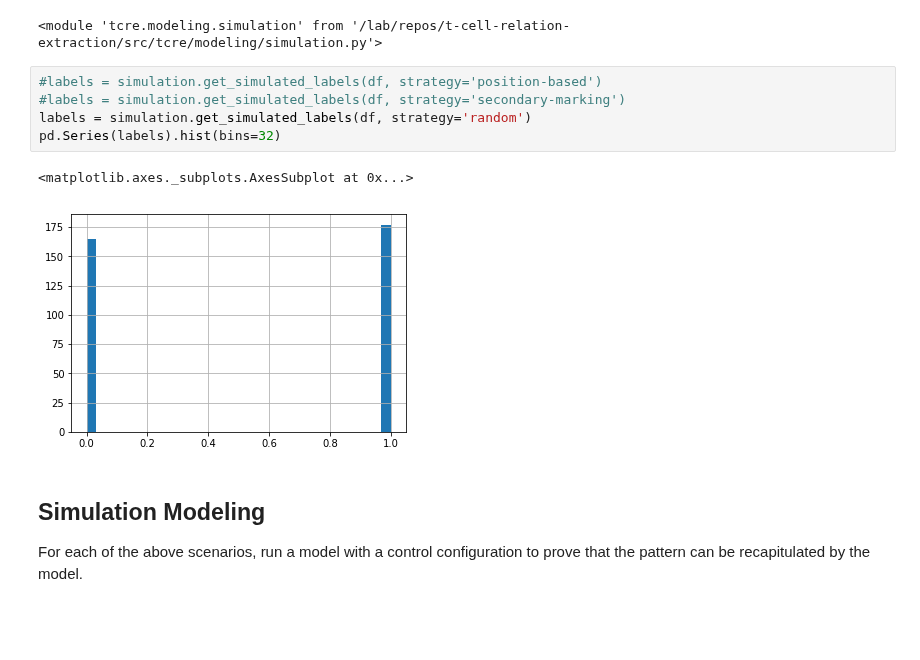
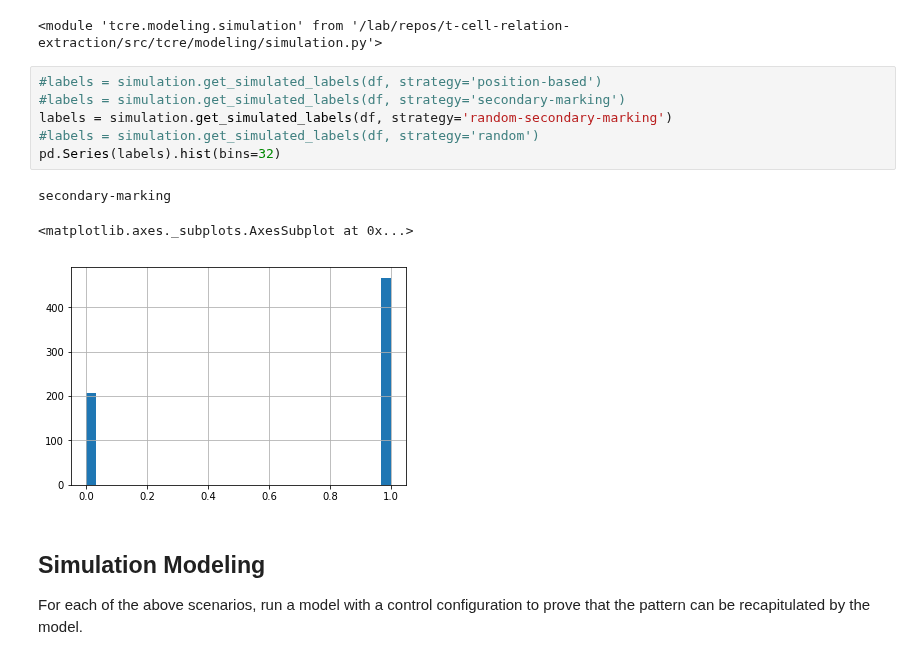
Before and after one commit to hammerlab/t-cell-relation-extraction, a Jupyter notebook: pipeline/experiments/label-model-training/label-model-training-sim.ipynb, the cells around one changed output. Cells and saved outputs as stored; diff of their text form; blank space fills up the shorter version.

```diff
--- a/pipeline/experiments/label-model-training/label-model-training-sim.ipynb
+++ b/pipeline/experiments/label-model-training/label-model-training-sim.ipynb
@@ -88,11 +88,13 @@ imp.reload(simulation)
 # %%
 #labels = simulation.get_simulated_labels(df, strategy='position-based')
 #labels = simulation.get_simulated_labels(df, strategy='secondary-marking')
-labels = simulation.get_simulated_labels(df, strategy='random')
+labels = simulation.get_simulated_labels(df, strategy='random-secondary-marking')
+#labels = simulation.get_simulated_labels(df, strategy='random')
 pd.Series(labels).hist(bins=32)
 # %% [output]
-<matplotlib.axes._subplots.AxesSubplot at 0x...>
+secondary-marking
+<matplotlib.axes._subplots.AxesSubplot at 0x...>
-[figure, old version]
+[figure, new version]
 # %% [markdown]
 ## Simulation Modeling
 
```
Also changed, not shown: parts of 7 cells of this notebook, 10 other files.
